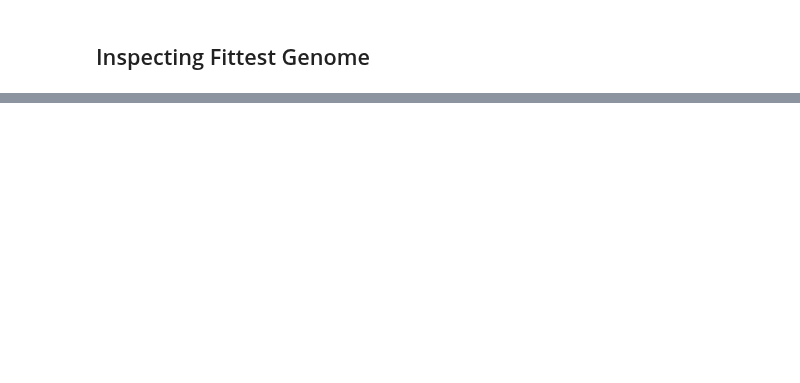
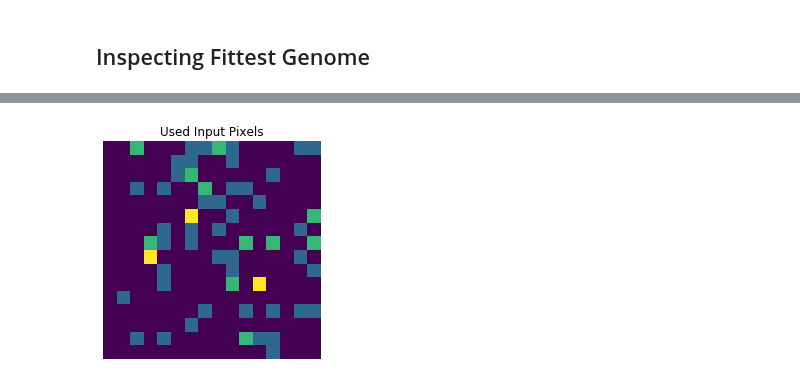
Before and after one commit to Avuerro/NaturalComputing, a Jupyter notebook: Project/NEAT-MNIST.ipynb, the cells around one changed output, grey strips where cells are left out. Drawn from its saved outputs; the diff is of its cells as text; code cells hidden in the pictures; blank space fills up the shorter version.

```diff
--- a/Project/NEAT-MNIST.ipynb
+++ b/Project/NEAT-MNIST.ipynb
@@ -311,8 +361,11 @@ print(used_input_pixels)
 # %%
 input_tallies = np.zeros(X_train.shape[1])
 for arg in used_input_pixels:
-    input_tallies[arg] += 1
+    if arg <0:
+        input_tallies[arg] += 1
 plt.imshow( input_tallies.reshape(16,16) )
 plt.title('Used Input Pixels')
 plt.axis('off')
 plt.show()
+# %% [output]
+[figure, added]
```
Also changed, not shown: parts of 12 cells of this notebook, 13 other files.
